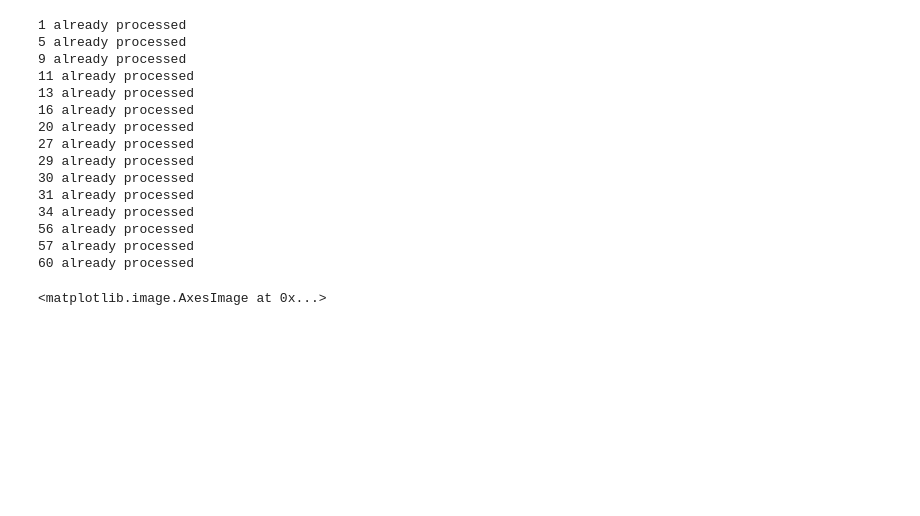
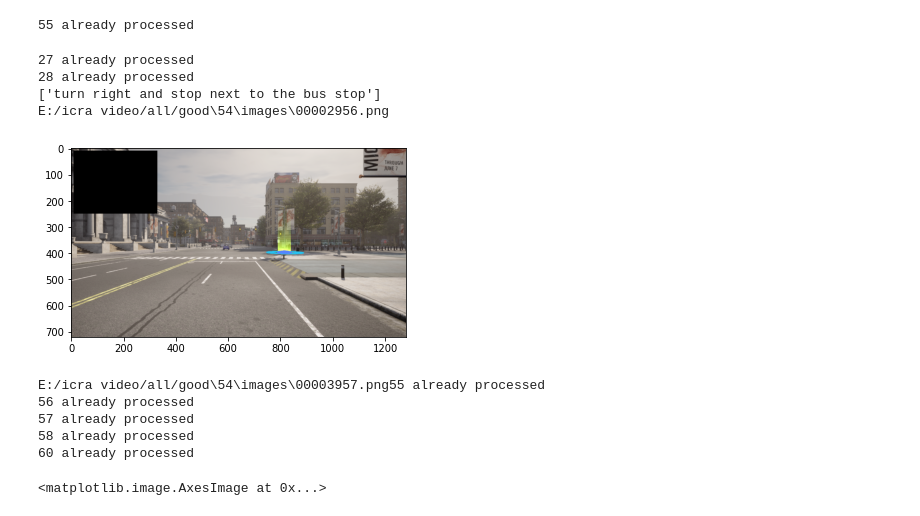
Before and after one commit to kanji95/Carla-Nav-Inference, a Jupyter notebook: annotations2video.ipynb, the cells around one changed output. Cells and saved outputs as stored; diff of their text form; code cells hidden in the pictures; blank space fills up the shorter version.

Commit message:
annotations2video

```diff
--- a/annotations2video.ipynb
+++ b/annotations2video.ipynb
@@ -73,7 +89,7 @@ def world_to_pixel(K, rgb_matrix, destination,  curr_position):
     point_3d = np.ones((4, destination.shape[1]))
     point_3d[0] = destination[0]
     point_3d[1] = destination[1]
-    point_3d[2] = curr_position[2]
+    point_3d[2] = destination[2]
 
     # point_3d = np.array([destination[0], destination[1], curr_position[2], 1])
     point_3d = np.round(point_3d, decimals=2)
@@ -276,4 +365,5 @@ def to_video_nomask(images_folder,inverse_mat_folder,target_file,positions_file,
 # %%
-base_folder = 'E:/icra video/all'
+# base_folder = 'E:/icra video/all/good'
+base_folder = '_out'
 # %%
 folders = [ str(x) for x in sorted([ int(x) for x in os.listdir(base_folder)])]
@@ -304,18 +391,4 @@ for folder in folders:
              os.path.join(base_folder,folder,'video.mp4'),
             fps=10)
 # %% [output]
-1 already processed
-5 already processed
-9 already processed
-11 already processed
-13 already processed
-16 already processed
-20 already processed
-27 already processed
-29 already processed
-30 already processed
-31 already processed
-34 already processed
-56 already processed
-57 already processed
-60 already processed
+55 already processed
@@ -337,21 +395,30 @@ def gradient_vertical(height,width,color1,color2,gamma=2):
 # %%
 for folder in folders:
     if 'video.mp4' in os.listdir(os.path.join(base_folder,folder)):
         print(f'{folder} already processed')
         continue
 
 
-    if len(os.listdir(os.path.join(base_folder,folder,'images'))) != len(os.listdir(os.path.join(base_folder,folder,'masks'))):
-        print(f'{folder} incomplete masks')
-        continue
-
 
     with open(os.path.join(base_folder,folder,'command.txt')) as f:
         lines = f.readlines()
         print(lines)
     to_video_nomask(os.path.join(base_folder,folder,'images'),
-             os.path.join(base_folder,folder,'masks'),
+             os.path.join(base_folder,folder,'inverse_matrix'),
+             os.path.join(base_folder,folder,'target_positions.txt'),
              os.path.join(base_folder,folder,'vehicle_positions.txt'),
+             os.path.join(base_folder,folder,'camera_intrinsic.npy'),
              os.path.join(base_folder,folder,'video.mp4'),
             fps=10)
+# %% [output]
+27 already processed
+28 already processed
+['turn right and stop next to the bus stop']
+E:/icra video/all/good\54\images\00002956.png
+[figure, added]
+E:/icra video/all/good\54\images\00003957.png55 already processed
+56 already processed
+57 already processed
+58 already processed
+60 already processed
 # %%
```
Also changed, not shown: parts of 11 cells of this notebook, 1 other file.
